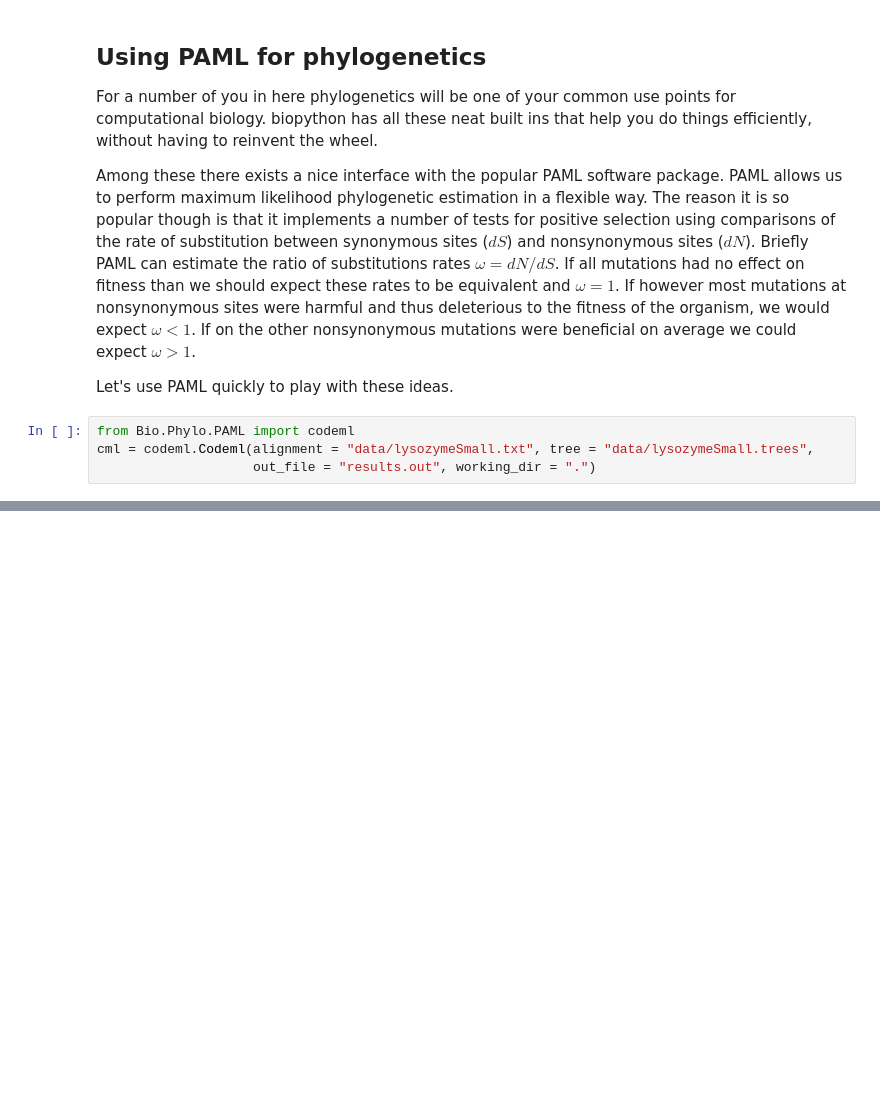
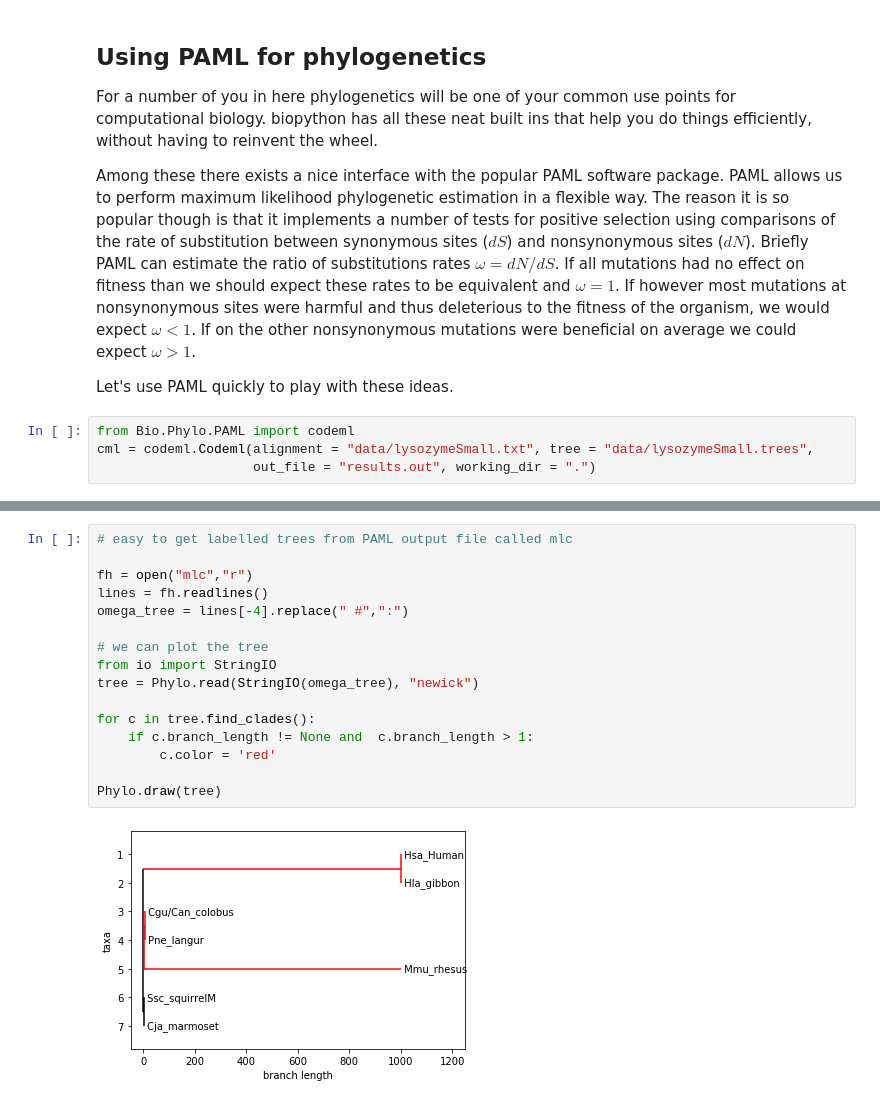
Before and after one commit to andrewkern/bio399, a Jupyter notebook: week4.ipynb, the cells around one changed output, grey strips where cells are left out. Saved outputs shown, nothing was run; the diff lists cells and outputs as text; blank space fills up the shorter version.

```diff
--- a/week4.ipynb
+++ b/week4.ipynb
@@ -545,0 +543,18 @@ result_dict
+# %%
+# easy to get labelled trees from PAML output file called mlc
+
+fh = open("mlc","r")
+lines = fh.readlines()
+omega_tree = lines[-4].replace(" #",":")
+
+# we can plot the tree
+from io import StringIO
+tree = Phylo.read(StringIO(omega_tree), "newick")
+
+for c in tree.find_clades():
+    if c.branch_length != None and  c.branch_length > 1:
+        c.color = 'red'
+
+Phylo.draw(tree)
+# %% [output]
+[figure, added]
```
Also changed, not shown: parts of 11 cells of this notebook, 2 other files.
